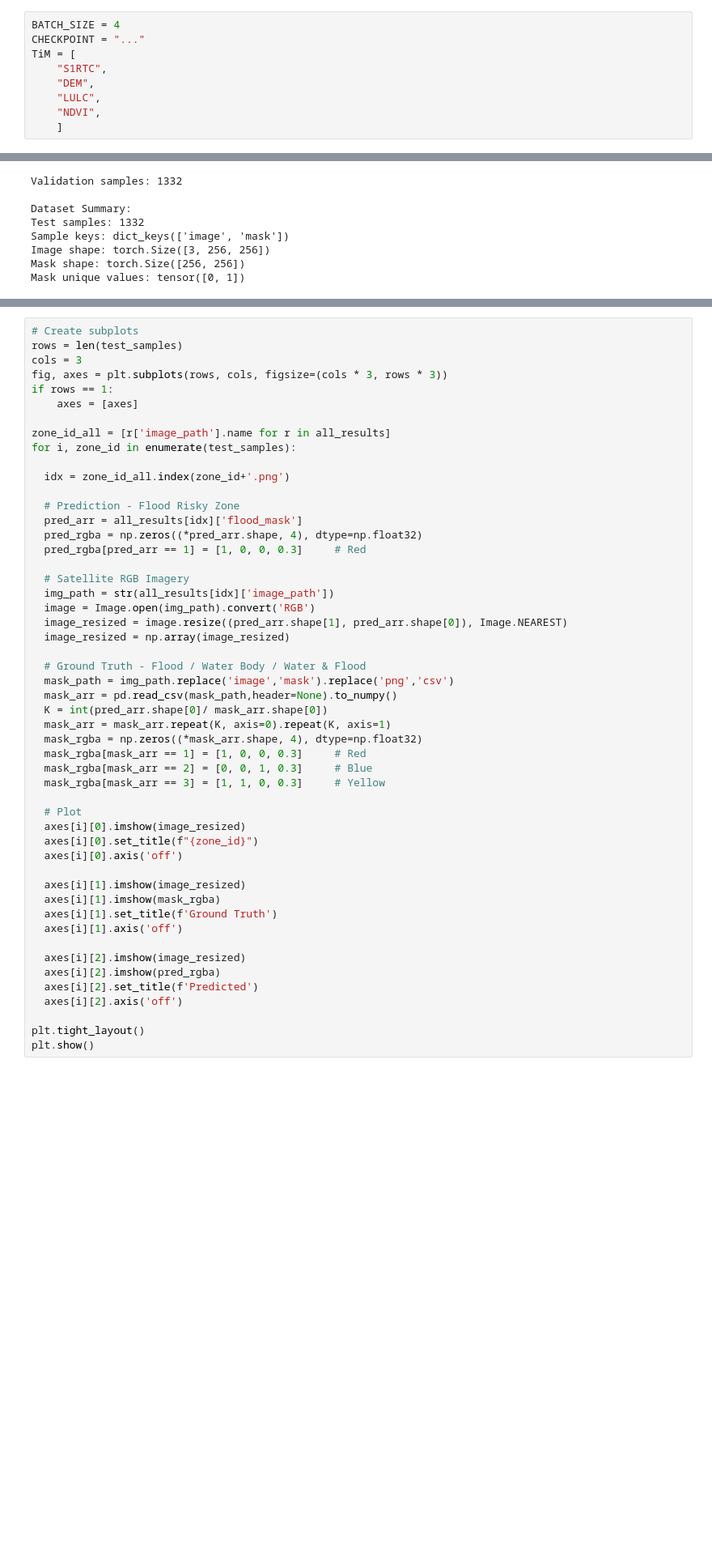
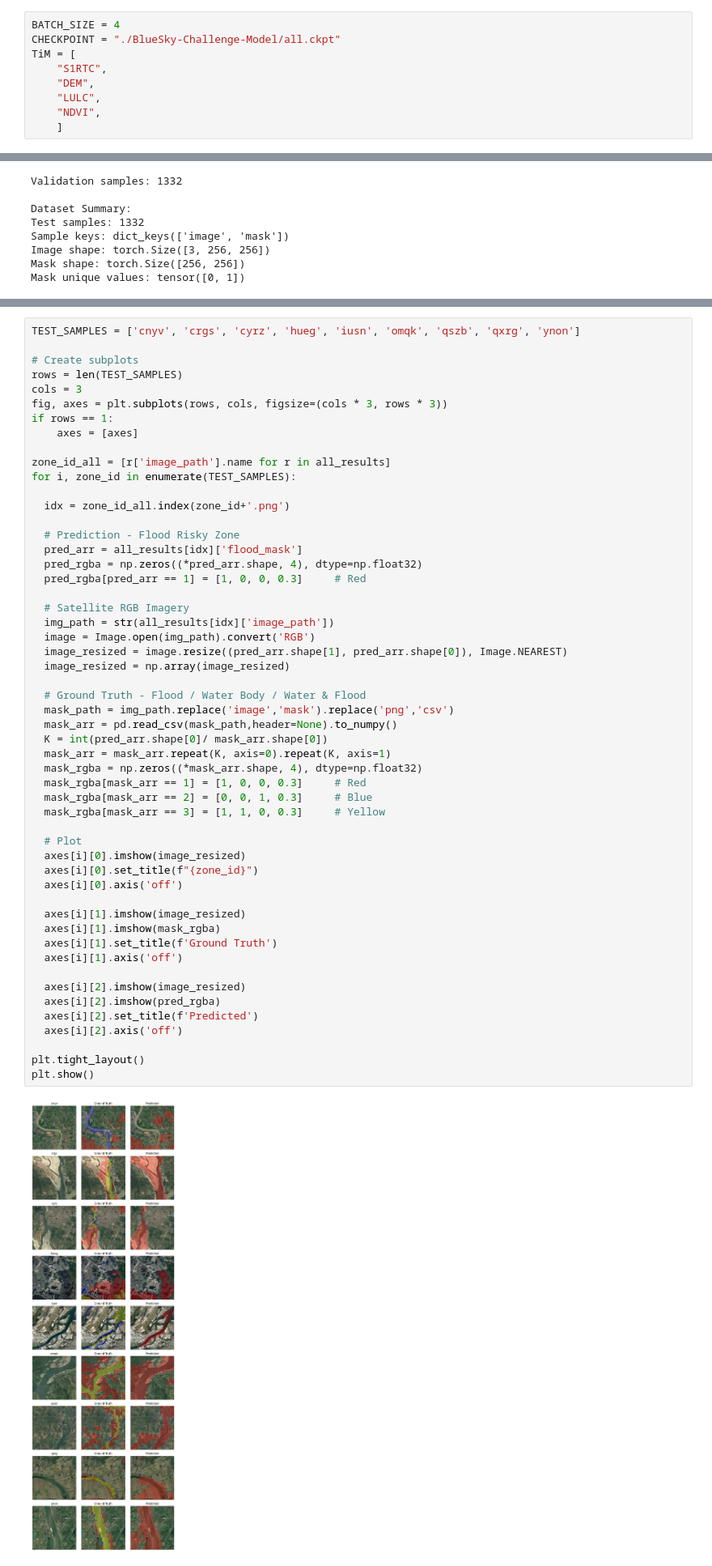
Before and after one commit to oroikono/IBM-BlueSky-Challenge-ZeroFlood, a Jupyter notebook: inference.ipynb, the cells around one changed output, grey strips where cells are left out. Shown at 81% size. Drawn from its saved outputs; the diff is of its cells as text; blank space fills up the shorter version.

```diff
--- a/inference.ipynb
+++ b/inference.ipynb
@@ -52,7 +84,7 @@ val: 2128 images and 2128 masks
 # Inference
 # %%
 BATCH_SIZE = 4
-CHECKPOINT = "..."
+CHECKPOINT = "./BlueSky-Challenge-Model/all.ckpt"
 TiM = [
     "S1RTC",
     "DEM",
@@ -148,13 +180,15 @@ test_samples = TEST_SAMPLES[:]
 # %%
+TEST_SAMPLES = ['cnyv', 'crgs', 'cyrz', 'hueg', 'iusn', 'omqk', 'qszb', 'qxrg', 'ynon']
+
 # Create subplots
-rows = len(test_samples)
+rows = len(TEST_SAMPLES)
 cols = 3
 fig, axes = plt.subplots(rows, cols, figsize=(cols * 3, rows * 3))
 if rows == 1:
     axes = [axes]
 
 zone_id_all = [r['image_path'].name for r in all_results]
-for i, zone_id in enumerate(test_samples):
+for i, zone_id in enumerate(TEST_SAMPLES):
 
   idx = zone_id_all.index(zone_id+'.png')
 
@@ -169,30 +203,32 @@ for i, zone_id in enumerate(test_samples):
   image_resized = image.resize((pred_arr.shape[1], pred_arr.shape[0]), Image.NEAREST)
   image_resized = np.array(image_resized)
 
   # Ground Truth - Flood / Water Body / Water & Flood
   mask_path = img_path.replace('image','mask').replace('png','csv')
   mask_arr = pd.read_csv(mask_path,header=None).to_numpy()
   K = int(pred_arr.shape[0]/ mask_arr.shape[0])
   mask_arr = mask_arr.repeat(K, axis=0).repeat(K, axis=1)
   mask_rgba = np.zeros((*mask_arr.shape, 4), dtype=np.float32)
   mask_rgba[mask_arr == 1] = [1, 0, 0, 0.3]     # Red
   mask_rgba[mask_arr == 2] = [0, 0, 1, 0.3]     # Blue
   mask_rgba[mask_arr == 3] = [1, 1, 0, 0.3]     # Yellow
 
   # Plot
   axes[i][0].imshow(image_resized)
   axes[i][0].set_title(f"{zone_id}")
   axes[i][0].axis('off')
 
   axes[i][1].imshow(image_resized)
   axes[i][1].imshow(mask_rgba)
   axes[i][1].set_title(f'Ground Truth')
   axes[i][1].axis('off')
 
   axes[i][2].imshow(image_resized)
   axes[i][2].imshow(pred_rgba)
   axes[i][2].set_title(f'Predicted')
   axes[i][2].axis('off')
 
 plt.tight_layout()
 plt.show()
+# %% [output]
+[figure, added]
```
Also changed, not shown: parts of 9 cells of this notebook, 5 other files.
